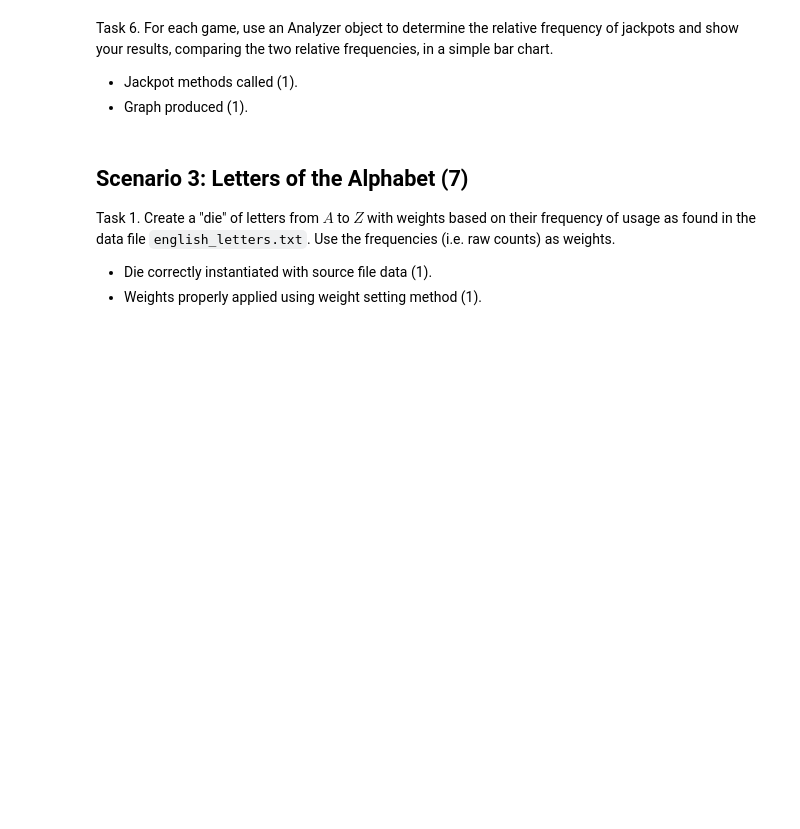
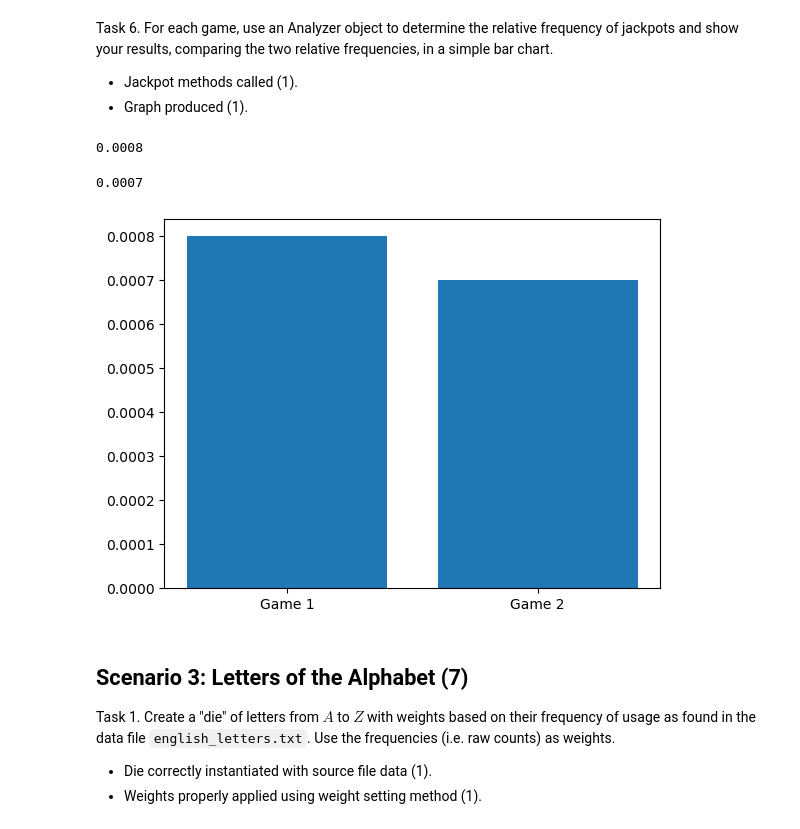
Before and after one commit to tylergorecki/ds5100-finalproject-ttg6nx, a Jupyter notebook: DS5100_FinalProject.ipynb, the cells around one changed output. Drawn from its saved outputs; the diff is of its cells as text; code cells hidden in the pictures; blank space fills up the shorter version.

```diff
--- a/DS5100_FinalProject.ipynb
+++ b/DS5100_FinalProject.ipynb
@@ -652,16 +702,40 @@ Task 4. Play a game of $10000$ rolls with $5$ fair dice.
 
 - Game class properly instantiated (1).
 - Play method called properly (1).
+# %%
+game1 = Game([die3]*5)
+game1.play(10000)
 # %% [markdown]
 Task 5. Play another game of $10000$ rolls, this time with $2$ unfair dice, one as defined in steps #2 and #3 respectively, and $3$ fair dice.
 
 - Game class properly instantiated (1).
 - Play method called properly (1).
+# %%
+game2 = Game([die1, die2, die3, die3, die3])
+game2.play(10000)
 # %% [markdown]
 Task 6. For each game, use an Analyzer object to determine the relative frequency of jackpots and show your results, comparing the two relative frequencies, in a simple bar chart.
 
 - Jackpot methods called (1).
 - Graph produced (1).
+# %%
+# Game 1
+analyzer1 = Analyzer(game1)
+relfreq1 = analyzer1.jackpot() / len(analyzer1.game.show_recent_play())
+relfreq1
+# %% [output]
+0.0008
+# %%
+# Game 2
+analyzer2 = Analyzer(game2)
+relfreq2 = analyzer2.jackpot() / len(analyzer2.game.show_recent_play())
+relfreq2
+# %% [output]
+0.0007
+# %%
+plt.bar(x = ['Game 1', 'Game 2'], height=[relfreq1, relfreq2]);
+# %% [output]
+[figure, added]
 # %% [markdown]
 ## Scenario 3: Letters of the Alphabet (7)
 
```
Also changed, not shown: parts of 14 cells of this notebook, 1 other file.
